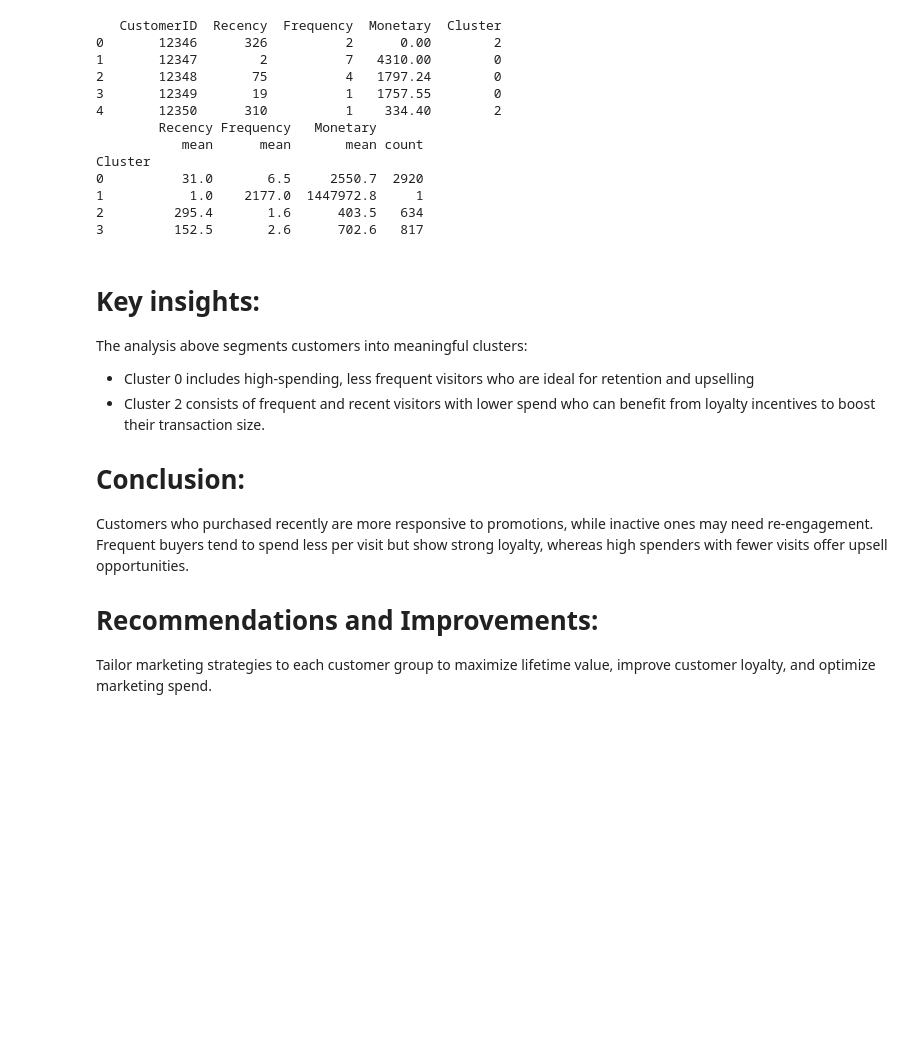
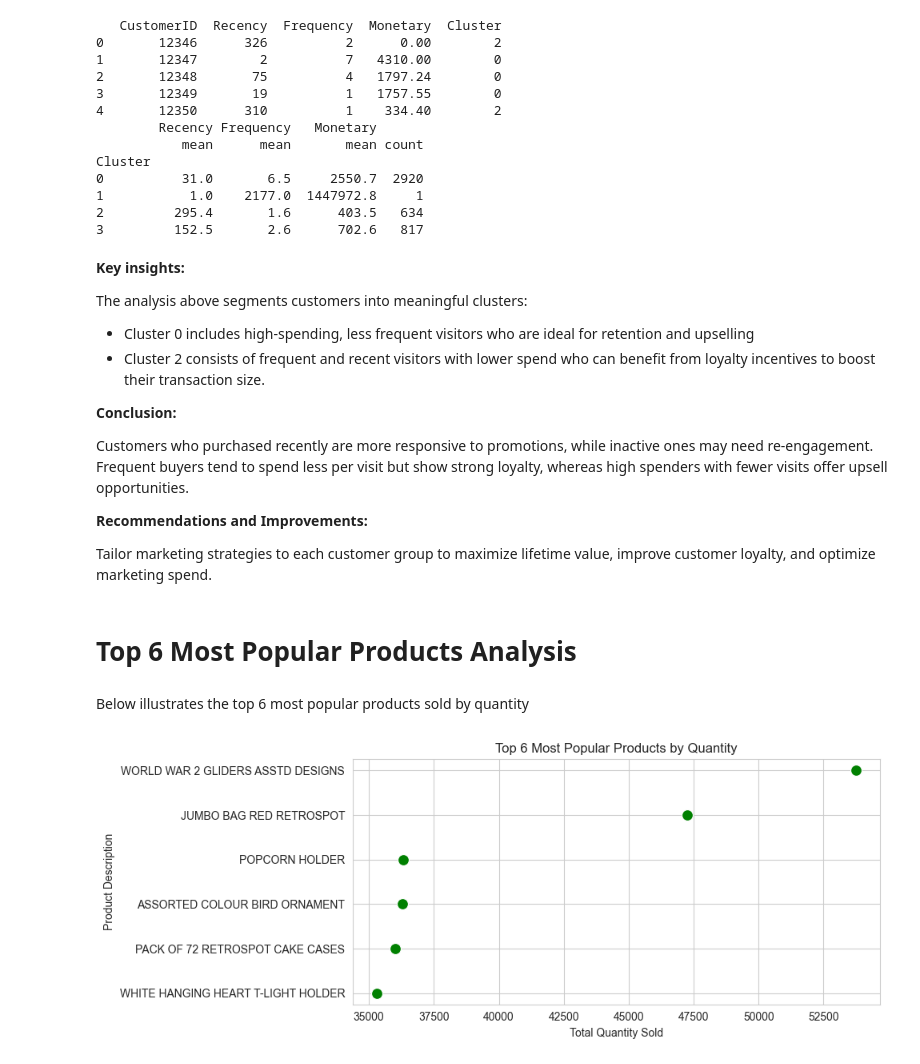
Before and after one commit to mobess12/Online_Retail_Analysis_Capstone_Project, a Jupyter notebook: jupyter_notebooks/data_visualisation.ipynb, the cells around one changed output. Drawn from its saved outputs; the diff is of its cells as text; code cells hidden in the pictures; blank space fills up the shorter version.

Commit message:
add top 6 product visuals and commentary

```diff
--- a/jupyter_notebooks/data_visualisation.ipynb
+++ b/jupyter_notebooks/data_visualisation.ipynb
@@ -298,17 +304,34 @@ Cluster
 2         295.4       1.6      403.5   634
 3         152.5       2.6      702.6   817
 # %% [markdown]
-# Key insights:
+**Key insights:**
 
 The analysis above segments customers into meaningful clusters:
 
 - Cluster 0 includes high-spending, less frequent visitors who are ideal for retention and upselling
 - Cluster 2 consists of frequent and recent visitors with lower spend who can benefit from loyalty incentives to boost their transaction size.
 
-# Conclusion:
+**Conclusion:**
 
 Customers who purchased recently are more responsive to promotions, while inactive ones may need re-engagement. Frequent buyers tend to spend less per visit but show strong loyalty, whereas high spenders with fewer visits offer upsell opportunities.
 
-# Recommendations and Improvements:
+**Recommendations and Improvements:**
 
 Tailor marketing strategies to each customer group to maximize lifetime value, improve customer loyalty, and optimize marketing spend.
+# %% [markdown]
+# Top 6 Most Popular Products Analysis
+# %% [markdown]
+Below illustrates the top 6 most popular products sold by quantity
+# %%
+#top 6 products
+popular_products = df.groupby('Description')['Quantity'].sum().sort_values(ascending=False).head(6).reset_index()
+
+plt.figure(figsize=(10,4)) #plot size
+sns.scatterplot(data=popular_products, x='Quantity', y='Description', s=100, color='green') #plot scatter
+plt.title('Top 6 Most Popular Products by Quantity') #title of plot
+plt.xlabel('Total Quantity Sold') #label of x axis
+plt.ylabel('Product Description') #label of y axis
+plt.tight_layout()  #adjust layout to prevent overlapping content
+plt.show() #display the plot
+# %% [output]
+[figure, added]
```
Also changed, not shown: parts of 10 cells of this notebook.
